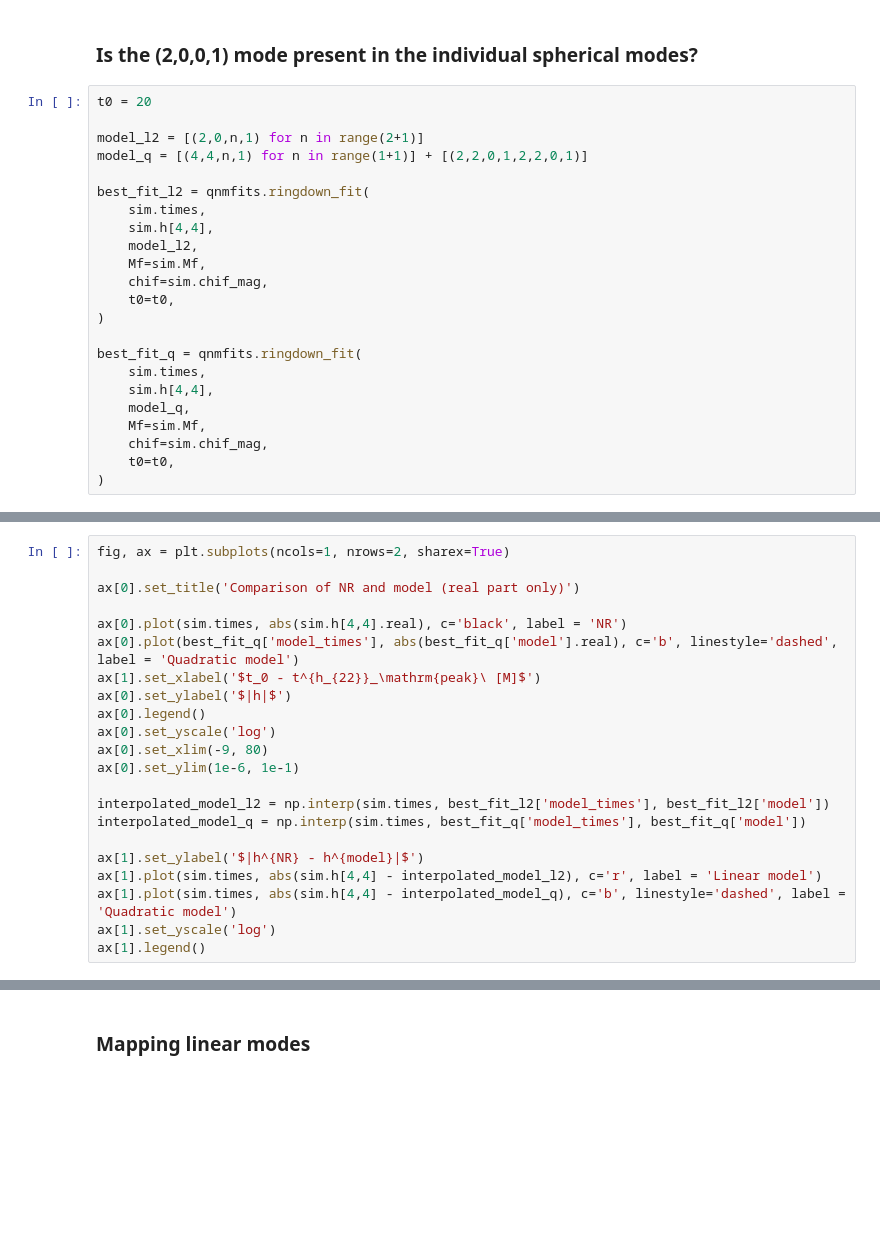
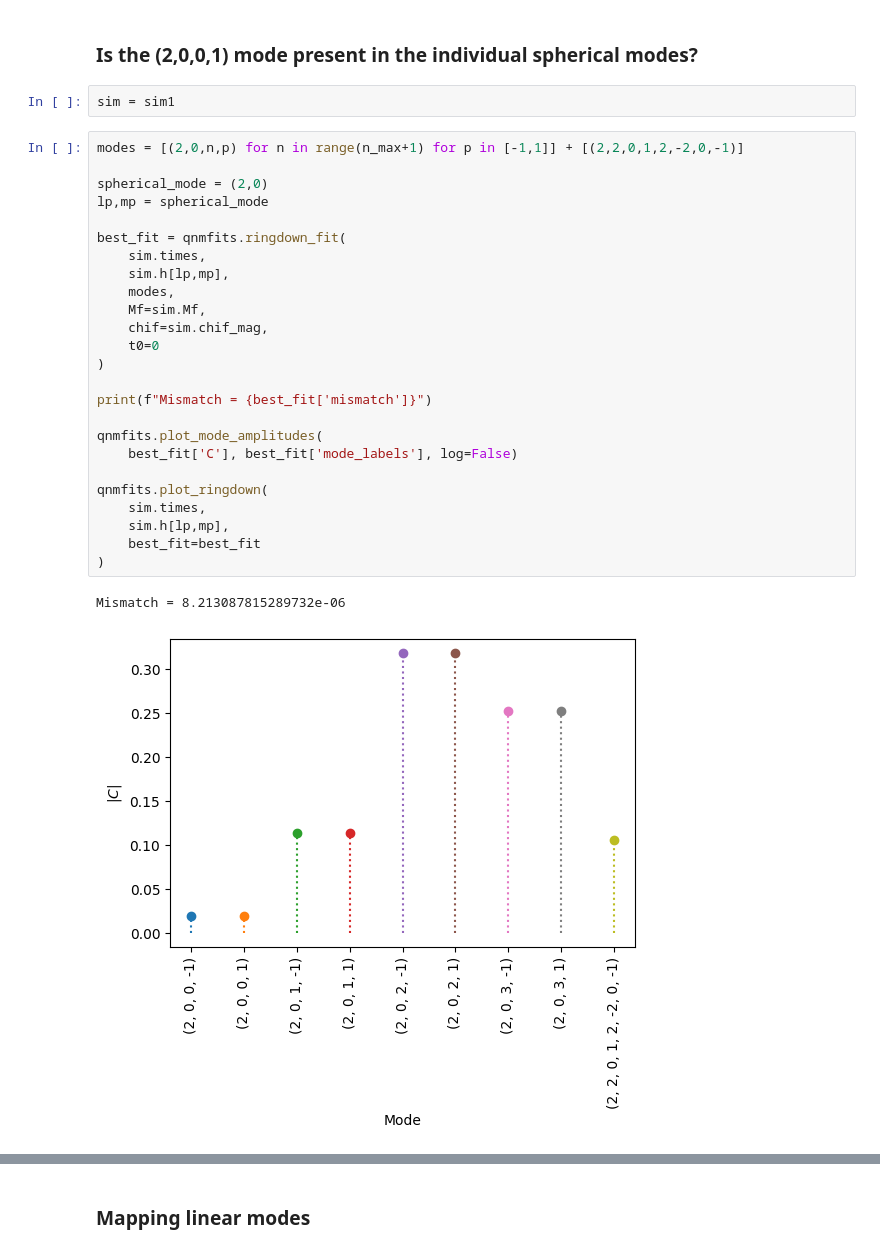
Before and after one commit to Richardvnd/quadratic_qnm, a Jupyter notebook: memory_modes.ipynb, the cells around one changed output, grey strips where cells are left out. Drawn from its saved outputs; the diff is of its cells as text; blank space fills up the shorter version.

```diff
--- a/memory_modes.ipynb
+++ b/memory_modes.ipynb
@@ -38,26 +38,33 @@ fig.show()
 [figure]
 # %% [markdown]
 ### Is the (2,0,0,1) mode present in the individual spherical modes?
+# %%
+sim = sim1
 # %%
-t0 = 20
+modes = [(2,0,n,p) for n in range(n_max+1) for p in [-1,1]] + [(2,2,0,1,2,-2,0,-1)]
 
-model_l2 = [(2,0,n,1) for n in range(2+1)]
-model_q = [(4,4,n,1) for n in range(1+1)] + [(2,2,0,1,2,2,0,1)]
+spherical_mode = (2,0)
+lp,mp = spherical_mode
 
-best_fit_l2 = qnmfits.ringdown_fit(
+best_fit = qnmfits.ringdown_fit(
     sim.times,
-    sim.h[4,4],
-    model_l2,
+    sim.h[lp,mp],
+    modes,
     Mf=sim.Mf,
     chif=sim.chif_mag,
-    t0=t0,
+    t0=0
 )
 
-best_fit_q = qnmfits.ringdown_fit(
+print(f"Mismatch = {best_fit['mismatch']}")
+
+qnmfits.plot_mode_amplitudes(
+    best_fit['C'], best_fit['mode_labels'], log=False)
+
+qnmfits.plot_ringdown(
     sim.times,
-    sim.h[4,4],
-    model_q,
-    Mf=sim.Mf,
-    chif=sim.chif_mag,
-    t0=t0,
+    sim.h[lp,mp],
+    best_fit=best_fit
 )
+# %% [output]
+Mismatch = 8.213087815289732e-06
+[figure, added]
@@ -64,22 +71,0 @@ best_fit_q = qnmfits.ringdown_fit(
-# %%
-fig, ax = plt.subplots(ncols=1, nrows=2, sharex=True)
-
-ax[0].set_title('Comparison of NR and model (real part only)')
-
-ax[0].plot(sim.times, abs(sim.h[4,4].real), c='black', label = 'NR')
-ax[0].plot(best_fit_q['model_times'], abs(best_fit_q['model'].real), c='b', linestyle='dashed', label = 'Quadratic model')
-ax[1].set_xlabel('$t_0 - t^{h_{22}}_\mathrm{peak}\ [M]$')
-ax[0].set_ylabel('$|h|$')
-ax[0].legend()
-ax[0].set_yscale('log')
-ax[0].set_xlim(-9, 80)
-ax[0].set_ylim(1e-6, 1e-1)
-
-interpolated_model_l2 = np.interp(sim.times, best_fit_l2['model_times'], best_fit_l2['model'])
-interpolated_model_q = np.interp(sim.times, best_fit_q['model_times'], best_fit_q['model'])
-
-ax[1].set_ylabel('$|h^{NR} - h^{model}|$')
-ax[1].plot(sim.times, abs(sim.h[4,4] - interpolated_model_l2), c='r', label = 'Linear model')
-ax[1].plot(sim.times, abs(sim.h[4,4] - interpolated_model_q), c='b', linestyle='dashed', label = 'Quadratic model')
-ax[1].set_yscale('log')
-ax[1].legend()
```
Also changed, not shown: parts of 12 cells of this notebook, 16 other files.
